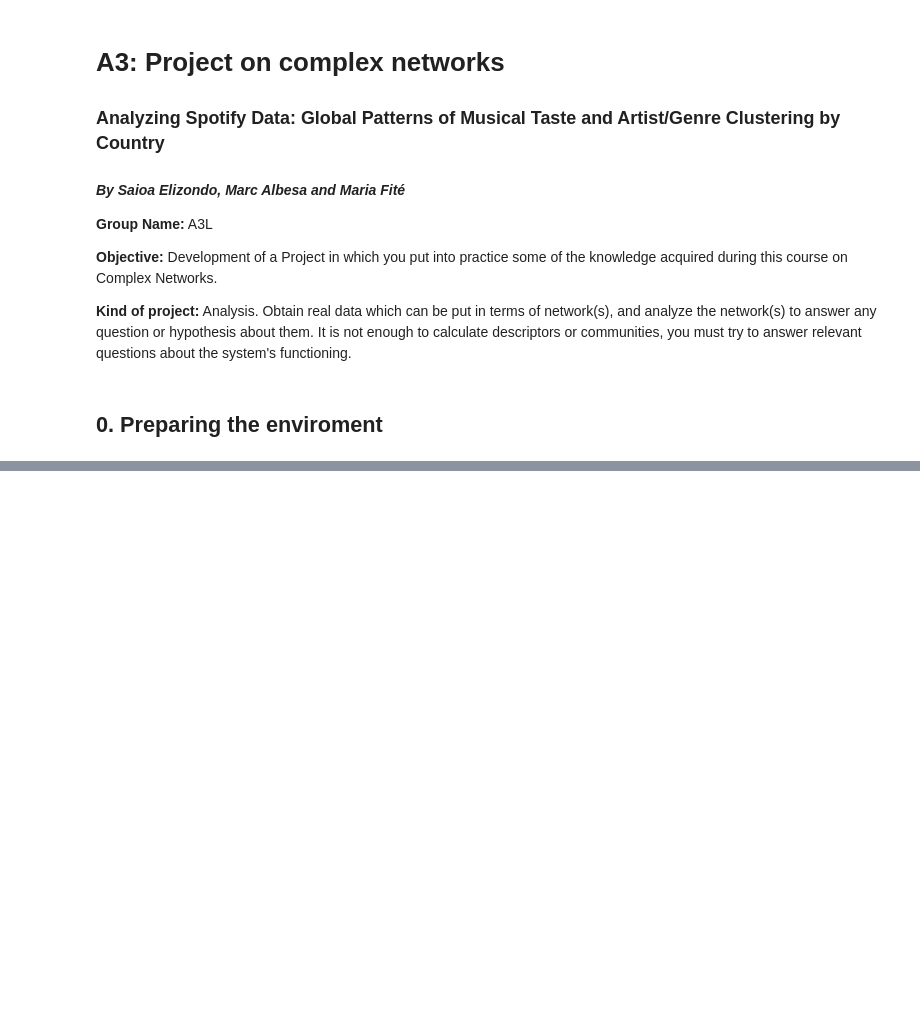
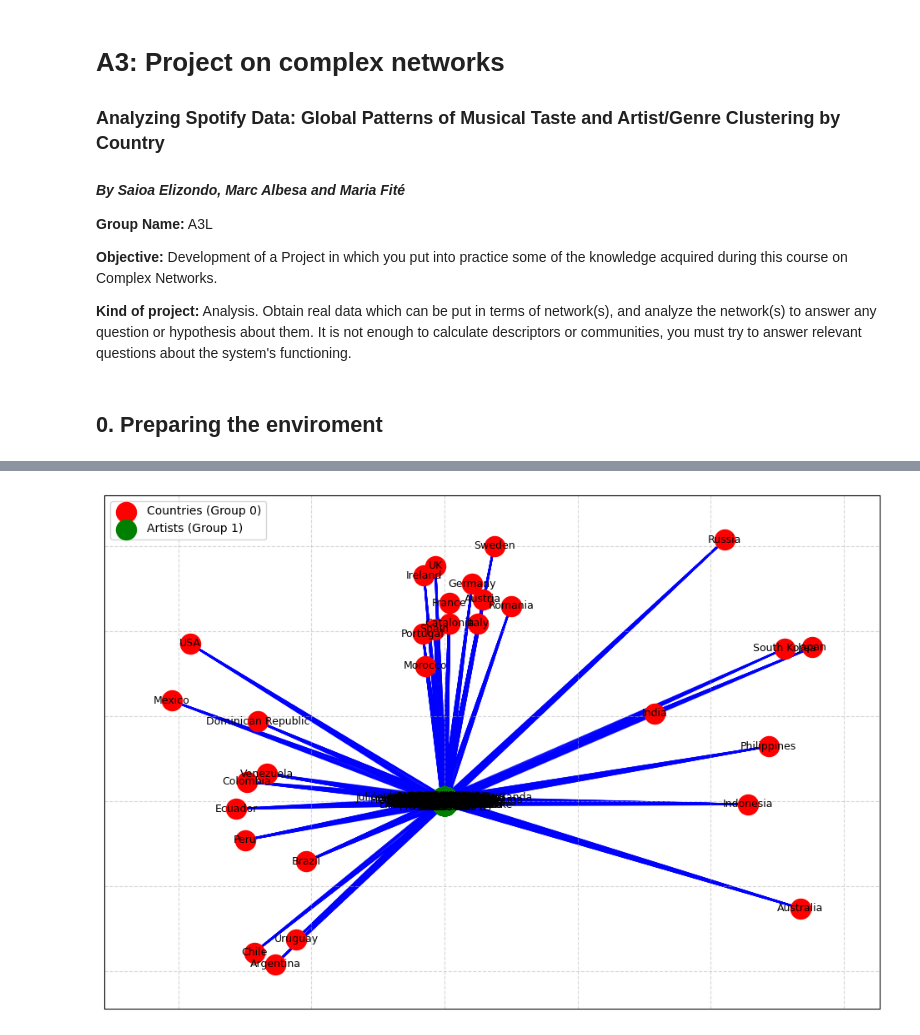
Before and after one commit to marcalvi/Complex-Networks-Project, a Jupyter notebook: A3.ipynb, the cells around one changed output, grey strips where cells are left out. Drawn from its saved outputs; the diff is of its cells as text; code cells hidden in the pictures; blank space fills up the shorter version.

Commit message:
hasta visualization

```diff
--- a/A3.ipynb
+++ b/A3.ipynb
@@ -157,0 +193,8 @@ print(df)
+# %%
+# Save DataFrame to a CSV file
+dataframe.to_csv(os.path.join(wd, "spotify_global_data.csv"), index=False)  # Set index=False to exclude the index column
+print("DataFrame saved to 'spotify_global_data.csv'.")
+
+# Read the CSV file and load it into a new DataFrame
+spotify_global_data = pd.read_csv(os.path.join(wd, "spotify_global_data.csv"))
+print("DataFrame loaded from 'spotify_global_data.csv':")
@@ -157,0 +241,71 @@ print(df)
+# %%
+# Artists are in group 1, and countries are in group 0
+country_positions = {
+    "Catalonia": (1.8677, 41.8205),  # Longitude, Latitude
+    "Spain": (-3.7492, 40.4637),
+    "Argentina": (-63.6167, -38.4161),
+    "Brazil": (-51.9253, -14.2350),
+    "Italy": (12.5674, 41.8719),
+    "France": (1.8883, 46.6034),
+    "USA": (-95.7129, 37.0902),
+    "Colombia": (-74.2973, 4.5709),
+    "UK": (-3.4360, 55.3781),
+    "Ecuador": (-78.1834, -1.8312),
+    "Mexico": (-102.5528, 23.6345),
+    "Chile": (-71.5430, -35.6751),
+    "Russia": (105.3188, 61.5240),
+    "Germany": (10.4515, 51.1657),
+    "Portugal": (-8.2245, 39.3999),
+    "South Korea": (127.7669, 35.9078),
+    "Venezuela": (-66.5897, 6.4238),
+    "Morocco": (-7.0926, 31.7917),
+    "Romania": (24.9668, 45.9432),
+    "Sweden": (18.6435, 60.1282),
+    "India": (78.9629, 20.5937),
+    "Uruguay": (-55.7658, -32.5228),
+    "Japan": (138.2529, 36.2048),
+    "Ireland": (-7.6921, 53.1424),
+    "Dominican Republic": (-70.1627, 18.7357),
+    "Philippines": (121.7740, 12.8797),
+    "Indonesia": (113.9213, -0.7893),
+    "Austria": (14.5501, 47.5162),
+    "Peru": (-75.0152, -9.1900),
+    "Australia": (133.7751, -25.2744),
+}
+
+# Filter country and artist nodes
+country_nodes = [node for node, data in B.nodes(data=True) if data.get("bipartite") == 0]
+artist_nodes = [node for node, data in B.nodes(data=True) if data.get("bipartite") == 1]
+
+# Ensure positions for countries are fixed
+country_positions_fixed = {node: country_positions[node] for node in country_nodes}
+
+# Compute dynamic positions for artists
+artist_positions_dynamic = nx.spring_layout(B.subgraph(artist_nodes))  # Dynamic layout for artists
+
+# Combine fixed and dynamic positions
+combined_positions = {**country_positions_fixed, **artist_positions_dynamic}
+
+# Plot the bipartite graph
+plt.figure(figsize=(12, 8), facecolor="white")  # Set the figure background color
+nx.draw_networkx_edges(B, combined_positions, edge_color="blue", alpha=0.5, width=1.5)
+
+# Draw country nodes (Group 0)
+nx.draw_networkx_nodes(
+    B, combined_positions, nodelist=country_nodes, node_size=300, node_color="red", label="Countries (Group 0)"
+)
+
+# Draw artist nodes (Group 1)
+nx.draw_networkx_nodes(
+    B, combined_positions, nodelist=artist_nodes, node_size=300, node_color="green", label="Artists (Group 1)"
+)
+
+# Draw labels
+nx.draw_networkx_labels(B, combined_positions, font_size=9, font_color="black")
+
+# Customize plot
+plt.legend(loc="best")
+plt.grid(True, linestyle="--", alpha=0.5)
+plt.show()
+# %% [output]
+[figure, added]
```
Also changed, not shown: parts of 16 cells of this notebook, 3 other files.
